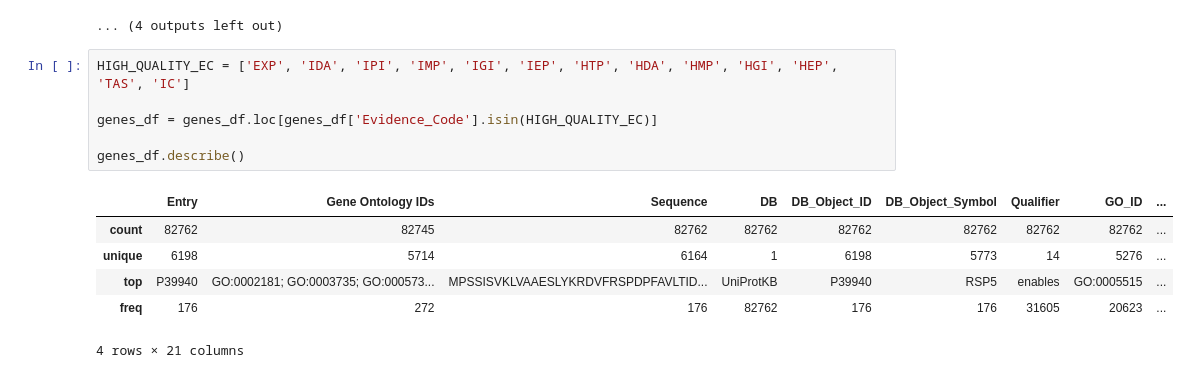
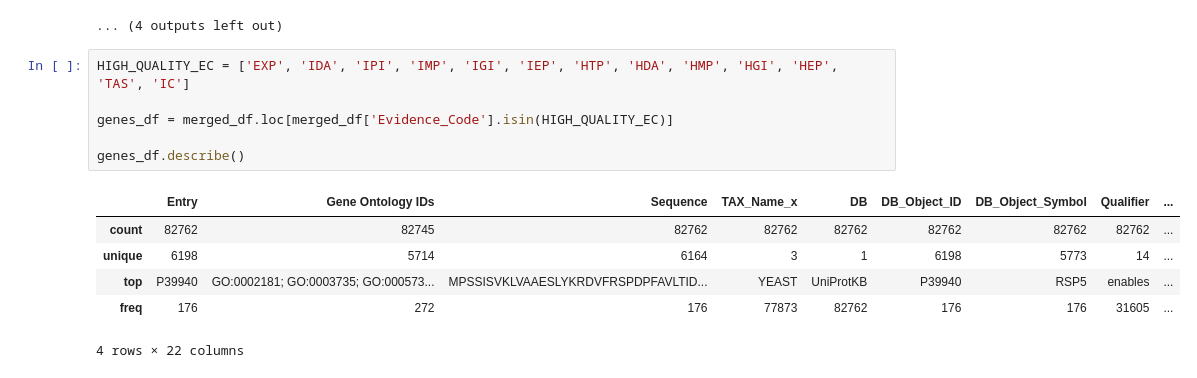
Before and after one commit to LukaszKluza/MLinBio, a Jupyter notebook: notebook.ipynb, the cells around one changed output. Cells and saved outputs as stored; diff of their text form.

```diff
--- a/notebook.ipynb
+++ b/notebook.ipynb
@@ -158,16 +163,16 @@ Loading YEAST: datasets/YEAST-uniprot.gaf.gz, datasets/YEAST-uniprot-id.tsv.gz
 # %%
 HIGH_QUALITY_EC = ['EXP', 'IDA', 'IPI', 'IMP', 'IGI', 'IEP', 'HTP', 'HDA', 'HMP', 'HGI', 'HEP', 'TAS', 'IC']
 
-genes_df = genes_df.loc[genes_df['Evidence_Code'].isin(HIGH_QUALITY_EC)]
+genes_df = merged_df.loc[merged_df['Evidence_Code'].isin(HIGH_QUALITY_EC)]
 
 genes_df.describe()
 # %% [output]
-|  | Entry | Gene Ontology IDs | Sequence | DB | DB_Object_ID | DB_Object_Symbol | Qualifier | GO_ID | ... |
+|  | Entry | Gene Ontology IDs | Sequence | TAX_Name_x | DB | DB_Object_ID | DB_Object_Symbol | Qualifier | ... |
 | count | 82762 | 82745 | 82762 | 82762 | 82762 | 82762 | 82762 | 82762 | ... |
-| unique | 6198 | 5714 | 6164 | 1 | 6198 | 5773 | 14 | 5276 | ... |
-| top | P39940 | GO:0002181; GO:0003735; GO:000573... | MPSSISVKLVAAESLYKRDVFRSPDPFAVLTID... | UniProtKB | P39940 | RSP5 | enables | GO:0005515 | ... |
-| freq | 176 | 272 | 176 | 82762 | 176 | 176 | 31605 | 20623 | ... |
+| unique | 6198 | 5714 | 6164 | 3 | 1 | 6198 | 5773 | 14 | ... |
+| top | P39940 | GO:0002181; GO:0003735; GO:000573... | MPSSISVKLVAAESLYKRDVFRSPDPFAVLTID... | YEAST | UniProtKB | P39940 | RSP5 | enables | ... |
+| freq | 176 | 272 | 176 | 77873 | 82762 | 176 | 176 | 31605 | ... |
-4 rows × 21 columns
+4 rows × 22 columns
 # %%
 gaf_grouped = (
     genes_df.groupby("DB_Object_ID")["GO_ID"]
```
Also changed, not shown: parts of 7 cells of this notebook, 6 other files.
